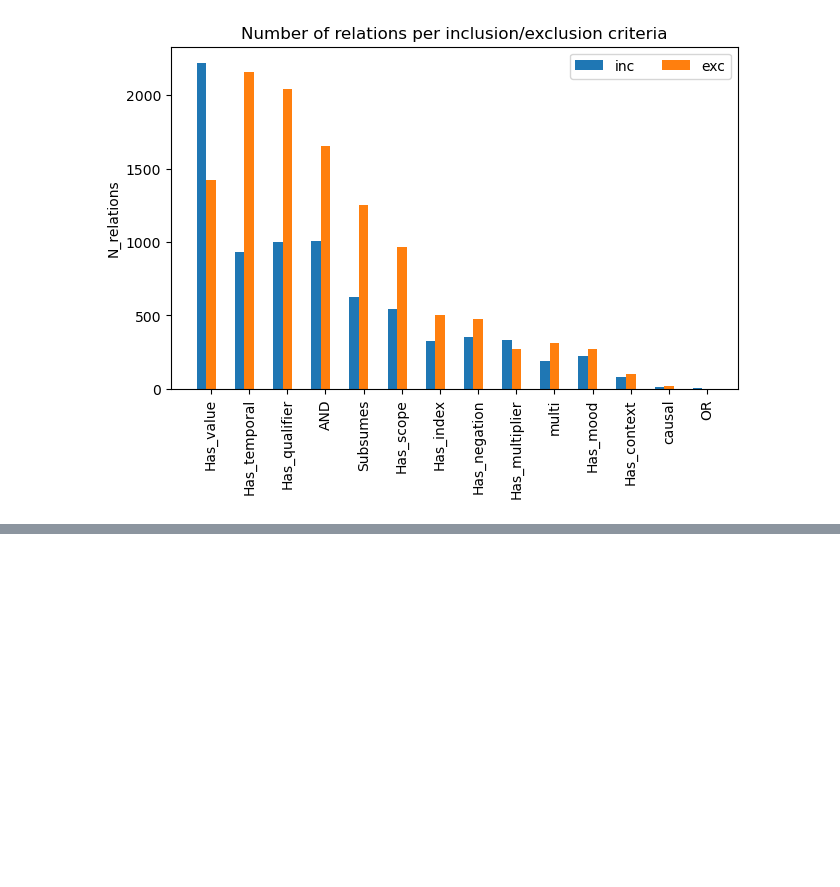
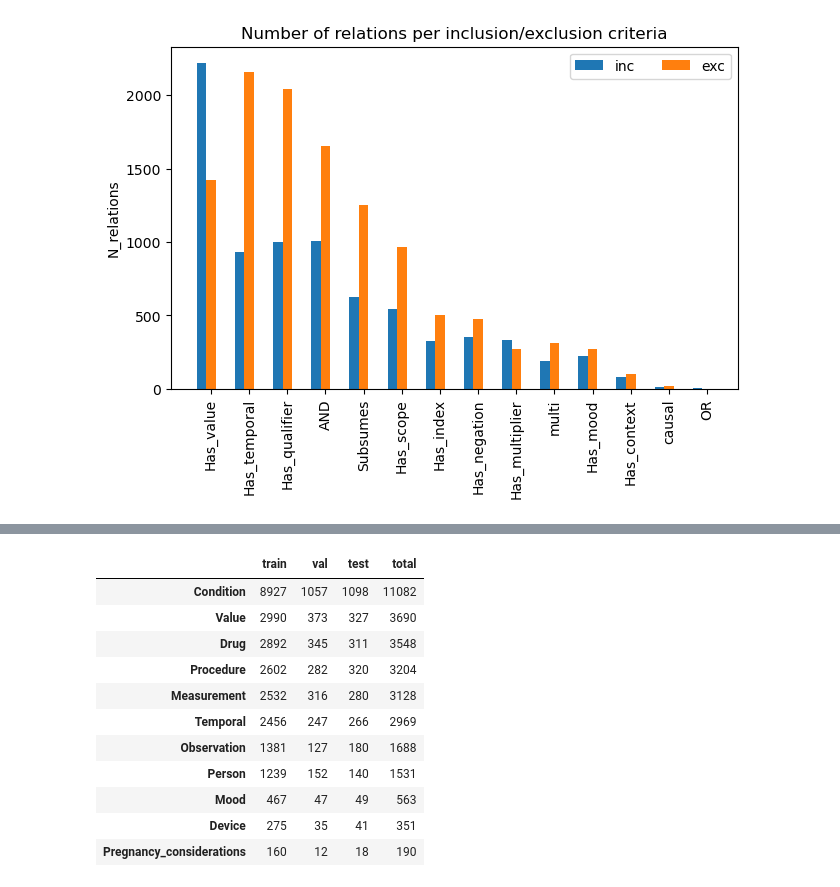
Before and after one commit to jlopetegui98/NER-ClinicalTrials-Eligibility-Criteria, a Jupyter notebook: DataAnalysis/data_processing.ipynb, the cells around one changed output, grey strips where cells are left out. Saved outputs shown, nothing was run; the diff lists cells and outputs as text; code cells hidden in the pictures; blank space fills up the shorter version.

```diff
--- a/DataAnalysis/data_processing.ipynb
+++ b/DataAnalysis/data_processing.ipynb
@@ -280,0 +433,22 @@ plt.show()
+# %%
+entities_paper_df = pd.DataFrame(columns=['train', 'val', 'test'])
+entities_paper_df['train'] = [8927, 2990,2892,2602,2532,2456,1381,1239,467,275,160]
+entities_paper_df['val'] = [1057,373,345,282,316,247,127,152,47,35,12]
+entities_paper_df['test'] = [1098, 327, 311, 320, 280, 266, 180, 140, 49,41, 18]
+entities_paper_df['total'] = entities_paper_df['train'] + entities_paper_df['val'] + entities_paper_df['test']
+entities_paper_df.index = ['Condition', 'Value', 'Drug', 'Procedure', 'Measurement', 'Temporal', \
+    'Observation', 'Person', 'Mood', 'Device', 'Pregnancy_considerations']
+entities_paper_df
+# %% [output]
+|  | train | val | test | total |
+| Condition | 8927 | 1057 | 1098 | 11082 |
+| Value | 2990 | 373 | 327 | 3690 |
+| Drug | 2892 | 345 | 311 | 3548 |
+| Procedure | 2602 | 282 | 320 | 3204 |
+| Measurement | 2532 | 316 | 280 | 3128 |
+| Temporal | 2456 | 247 | 266 | 2969 |
+| Observation | 1381 | 127 | 180 | 1688 |
+| Person | 1239 | 152 | 140 | 1531 |
+| Mood | 467 | 47 | 49 | 563 |
+| Device | 275 | 35 | 41 | 351 |
+| Pregnancy_considerations | 160 | 12 | 18 | 190 |
```
Also changed, not shown: parts of 9 cells of this notebook.
